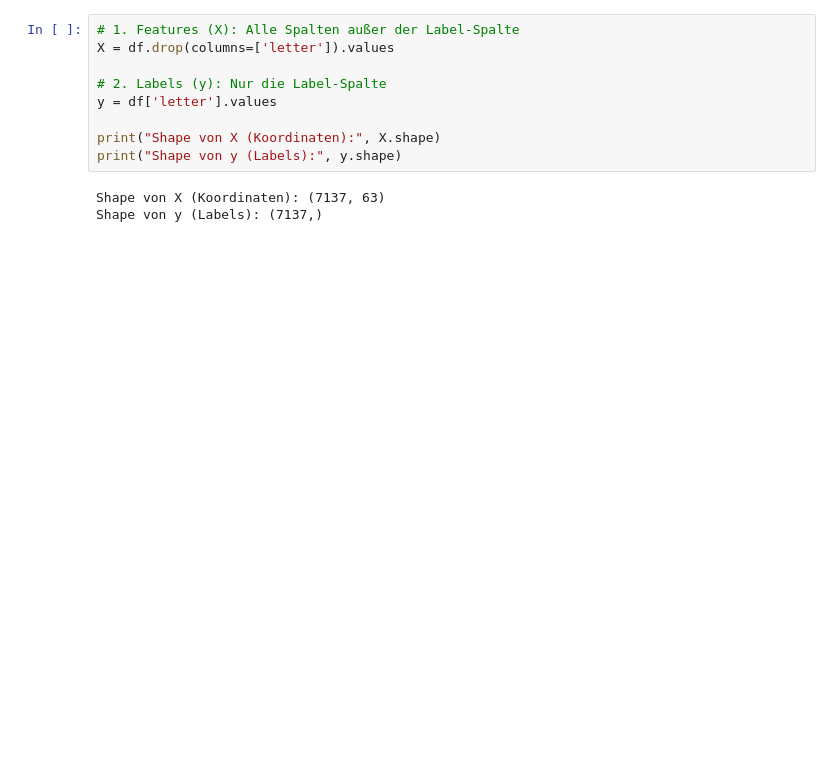
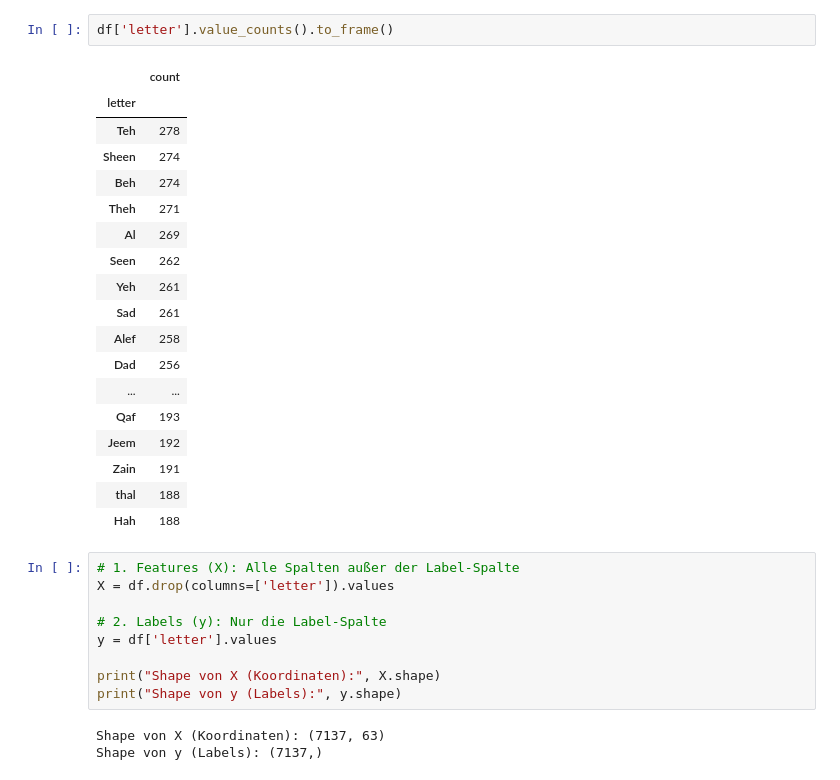
Before and after one commit to AylinKantaroglu/signlanguage, a Jupyter notebook: main.jpynb.ipynb, the cells around one changed output. Drawn from its saved outputs; the diff is of its cells as text; blank space fills up the shorter version.

```diff
--- a/main.jpynb.ipynb
+++ b/main.jpynb.ipynb
@@ -24,3 +45,24 @@ DAtensatzgröße:  (7137, 64)
+# %%
+df['letter'].value_counts().to_frame()
+# %% [output]
+|  | count |
+| letter |  |
+| Teh | 278 |
+| Sheen | 274 |
+| Beh | 274 |
+| Theh | 271 |
+| Al | 269 |
+| Seen | 262 |
+| Yeh | 261 |
+| Sad | 261 |
+| Alef | 258 |
+| Dad | 256 |
+| ... | ... |
+| Qaf | 193 |
+| Jeem | 192 |
+| Zain | 191 |
+| thal | 188 |
+| Hah | 188 |
 # %%
 # 1. Features (X): Alle Spalten außer der Label-Spalte
 X = df.drop(columns=['letter']).values
```
Also changed, not shown: parts of 8 cells of this notebook, 1 other file.
